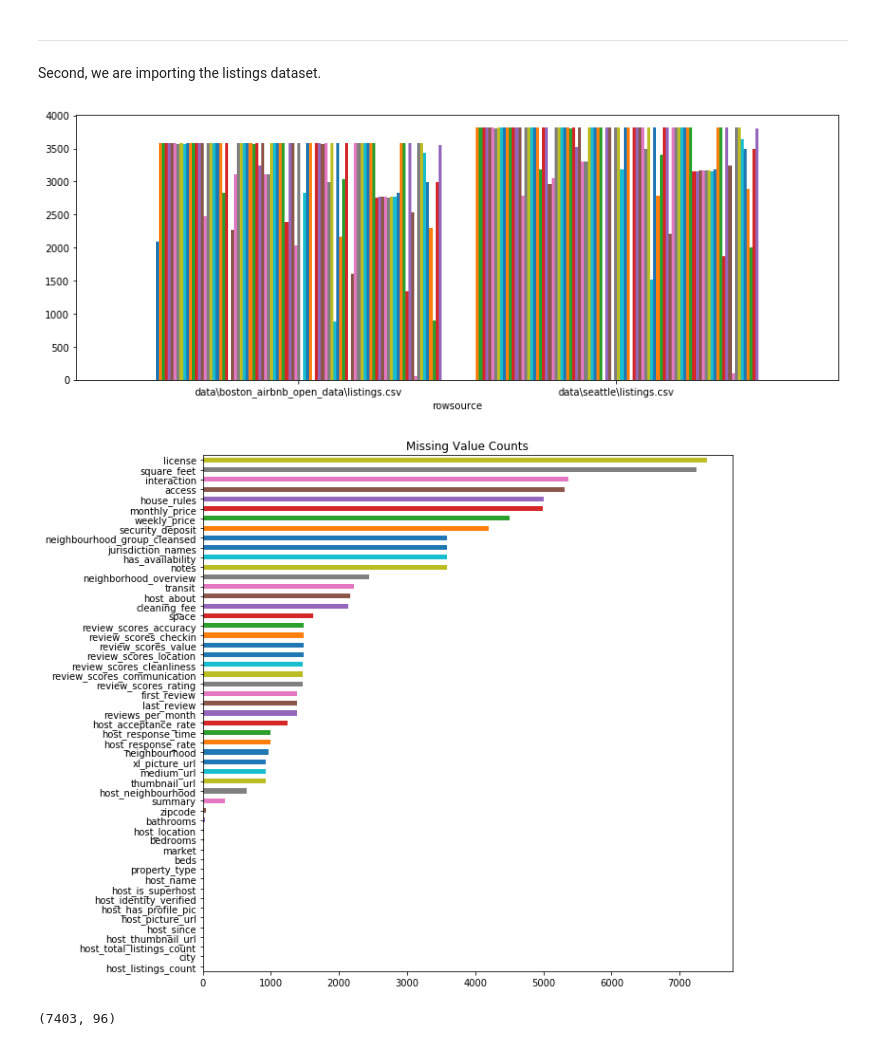
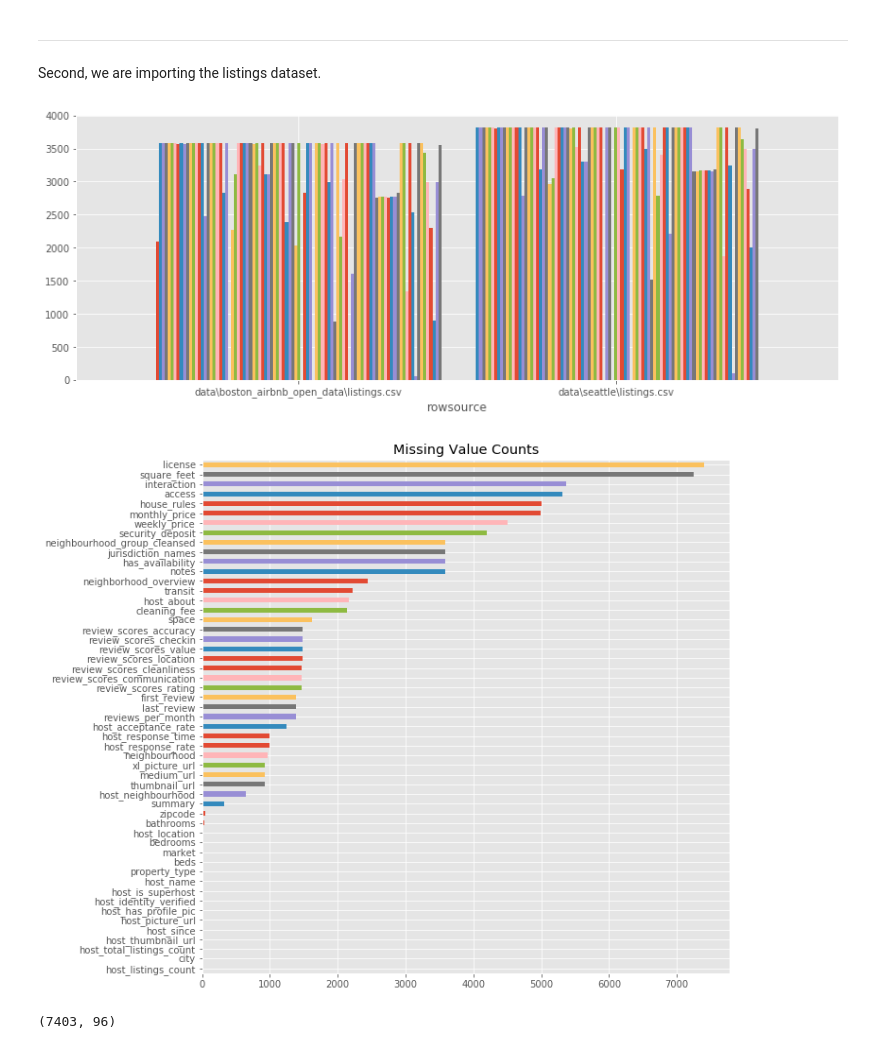
Before and after one commit to samlexrod/airbnb_ml, a Jupyter notebook: Airbnb_Analysis.ipynb, the cells around one changed output. Cells and saved outputs as stored; diff of their text form; code cells hidden in the pictures.

```diff
--- a/Airbnb_Analysis.ipynb
+++ b/Airbnb_Analysis.ipynb
@@ -45,6 +45,8 @@ import seaborn as sns
 import matplotlib.pyplot as plt
 from zipfile import ZipFile
 import os
+%matplotlib inline
+plt.style.use('ggplot')
 # %%
 def unzip_files(zip_filename_list, folder=None):
     """
@@ -81,7 +83,7 @@ def read_concat(folder_names, target_file_name):
         df = pd.read_csv(target)
         df['rowsource'] = target
 
-        df_con = pd.concat([df_con, df], axis=0, sort=True)
+        df_con = pd.concat([df_con, df], axis=0, sort=True).reset_index(drop=True)
     return df_con
 # %% [markdown]
 ## - Extracting Data
@@ -130,15 +134,17 @@ listings\
     .count()\
     .plot.bar(legend=False, figsize=(14, 5), rot=0, width=.9);
 # %% [output]
-[figure, old version]
+[figure, new version]
 # %%
-listings.isnull().sum()\
+listing_nulls = listings.isnull().sum()\
     .where(lambda x: x>0)\
     .dropna()\
-    .sort_values(ascending=True)\
+    .sort_values(ascending=True)
+
+listing_nulls\
     .plot.barh(figsize=(10, 10), title="Missing Value Counts");
 # %% [output]
-[figure, old version]
+[figure, new version]
 # %%
 listings.shape
 # %% [output]
```
Also changed, not shown: parts of 100 cells of this notebook.
